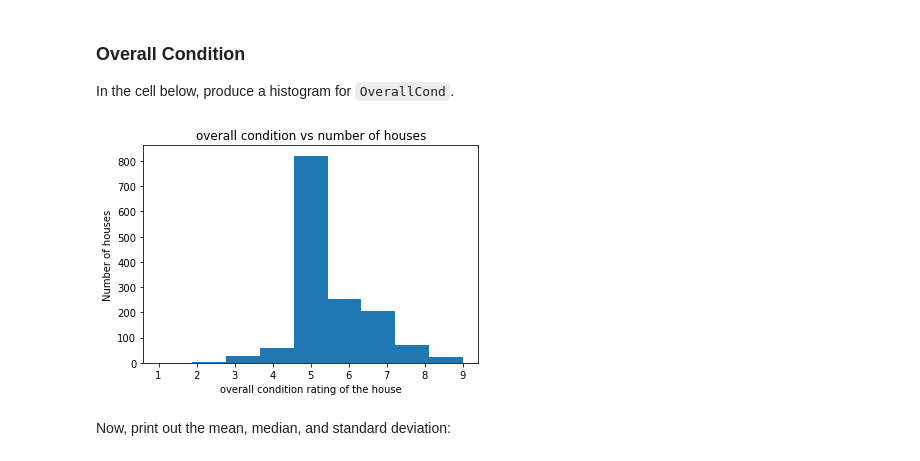
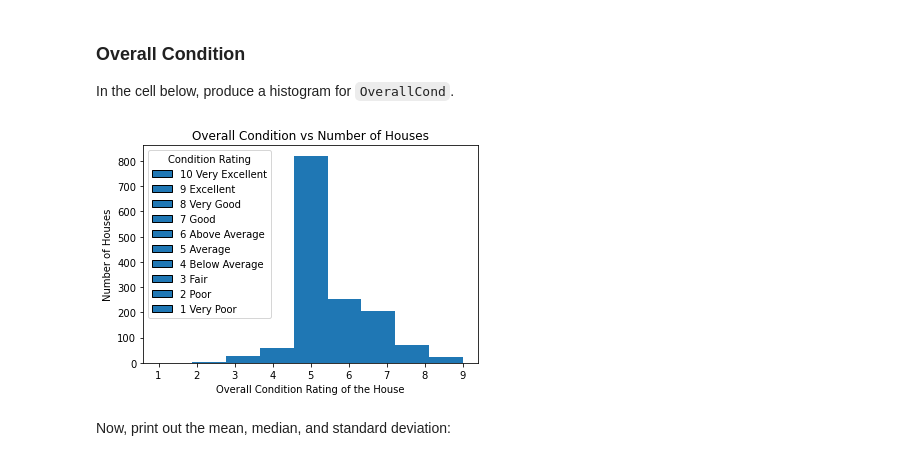
Before and after one commit to ericgiitwa/dsc-pandas-eda-lab, a Jupyter notebook: Eric_Giitwa_EDA_with_Pandas.ipynb, the cells around one changed output. Saved outputs shown, nothing was run; the diff lists cells and outputs as text; code cells hidden in the pictures.

```diff
--- a/Eric_Giitwa_EDA_with_Pandas.ipynb
+++ b/Eric_Giitwa_EDA_with_Pandas.ipynb
@@ -224,15 +227,24 @@ there are an average of 7.0 Total rooms above grade, where as there are  2.0 mor
 ### Overall Condition
 
 In the cell below, produce a histogram for `OverallCond`.
-# %%
-# Your code here
-plt.hist(df['OverallCond'], bins = 9)
-plt.xlabel('overall condition rating of the house')
-plt.ylabel('Number of houses')
-plt.title('overall condition vs number of houses')
-plt.show();
-# %% [output]
-[figure, removed]
+# %%
+# Plot histogram
+plt.hist(df['OverallCond'], bins=9)
+plt.xlabel('Overall Condition Rating of the House')
+plt.ylabel('Number of Houses')
+plt.title('Overall Condition vs Number of Houses')
+
+# Add custom legend
+labels = ['10 Very Excellent', '9 Excellent', '8 Very Good', '7 Good',
+    '6 Above Average', '5 Average', '4 Below Average',
+    '3 Fair', '2 Poor', '1 Very Poor']
+handles = [plt.Rectangle((0,0),1,1,  edgecolor='black') for _ in labels]
+plt.legend(handles, labels, title='Condition Rating')
+
+# Show plot
+plt.show()
+# %% [output]
+[figure, added]
 # %% [markdown]
 Now, print out the mean, median, and standard deviation:
 # %%
```
Also changed, not shown: parts of 4 cells of this notebook.
